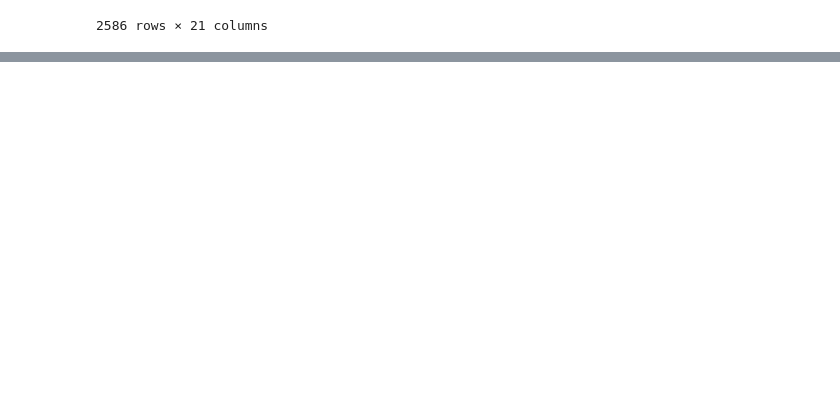
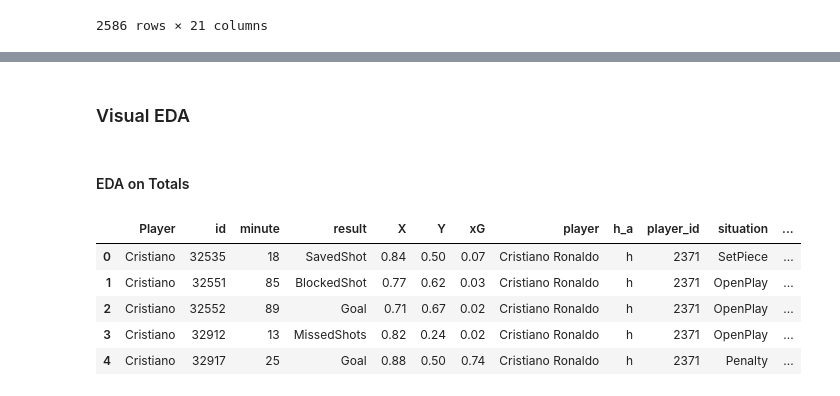
Before and after one commit to kaustavr19/Messi-vs-Ronaldo---An-Analytical-Debate, a Jupyter notebook: Messi_vs_Ronaldo_An_Analytical_Debate.ipynb, the cells around one changed output, grey strips where cells are left out. Drawn from its saved outputs; the diff is of its cells as text; code cells hidden in the pictures; blank space fills up the shorter version.

```diff
--- a/Messi_vs_Ronaldo_An_Analytical_Debate.ipynb
+++ b/Messi_vs_Ronaldo_An_Analytical_Debate.ipynb
@@ -194,0 +406,13 @@ shots_df.describe()
+# %% [markdown]
+### Visual EDA
+# %% [markdown]
+#### EDA on Totals
+# %%
+shots_df.head()
+# %% [output]
+|  | Player | id | minute | result | X | Y | xG | player | h_a | player_id | situation | ... |
+| 0 | Cristiano | 32535 | 18 | SavedShot | 0.84 | 0.50 | 0.07 | Cristiano Ronaldo | h | 2371 | SetPiece | ... |
+| 1 | Cristiano | 32551 | 85 | BlockedShot | 0.77 | 0.62 | 0.03 | Cristiano Ronaldo | h | 2371 | OpenPlay | ... |
+| 2 | Cristiano | 32552 | 89 | Goal | 0.71 | 0.67 | 0.02 | Cristiano Ronaldo | h | 2371 | OpenPlay | ... |
+| 3 | Cristiano | 32912 | 13 | MissedShots | 0.82 | 0.24 | 0.02 | Cristiano Ronaldo | h | 2371 | OpenPlay | ... |
+| 4 | Cristiano | 32917 | 25 | Goal | 0.88 | 0.50 | 0.74 | Cristiano Ronaldo | h | 2371 | Penalty | ... |
```
Also changed, not shown: parts of 38 cells of this notebook.
